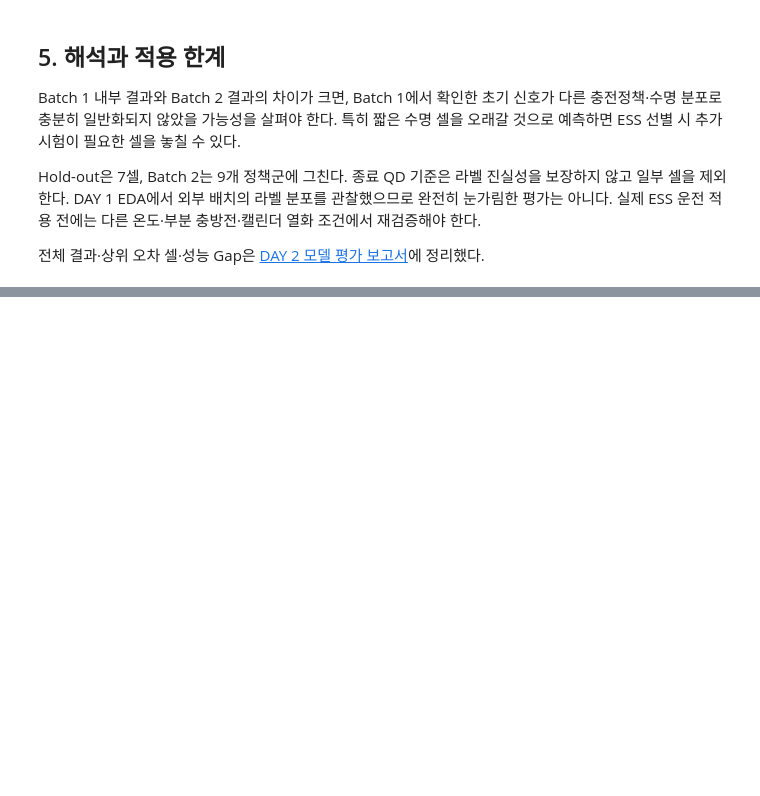
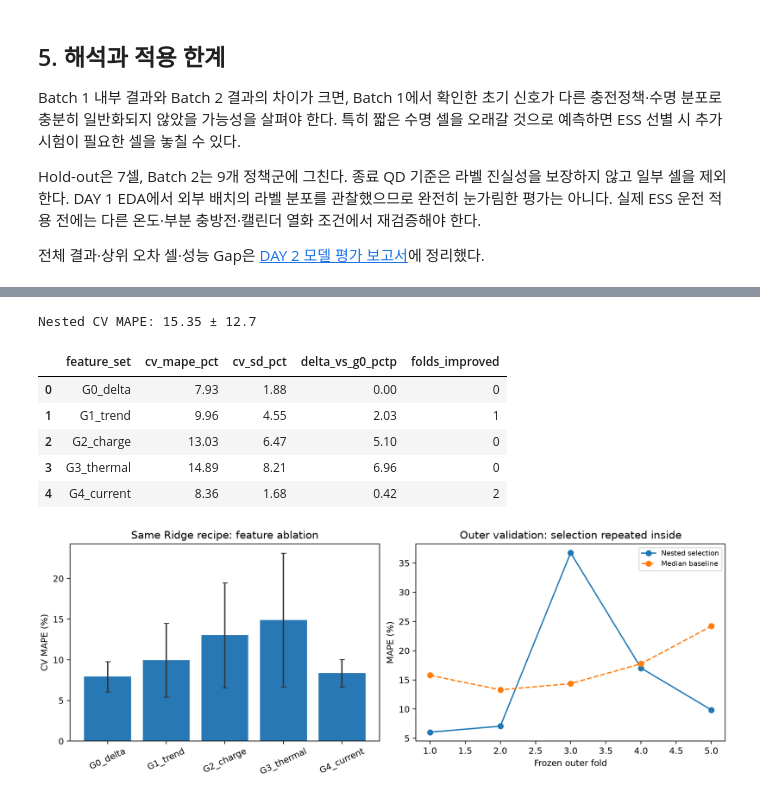
Before and after one commit to ehrbs/skala-DSminiproject, a Jupyter notebook: notebooks/03_modeling.ipynb, the cells around one changed output, grey strips where cells are left out. Drawn from its saved outputs; the diff is of its cells as text; code cells hidden in the pictures; blank space fills up the shorter version.

Commit message:
Strengthen validation, error analysis, and reusable inference

```diff
--- a/notebooks/03_modeling.ipynb
+++ b/notebooks/03_modeling.ipynb
@@ -142,0 +152,8 @@ Hold-out은 7셀, Batch 2는 9개 정책군에 그친다. 종료 QD 기준은
+# %%
+display(pd.read_csv(ROOT / "results/day2_nested_folds.csv").round(2))
+with open(ROOT / "results/day2_validation_summary.json") as f:
+    validation = json.load(f)
+print("Nested CV MAPE:", round(validation["nested_mape_mean_pct"], 2), "±", round(validation["nested_mape_sd_pct"], 2))
+display(pd.read_csv(ROOT / "results/day2_ablation_summary.csv").round(2))
+display(Image(filename=str(ROOT / "results/day2_validation_and_ablation.png")))
+# %% [output]
@@ -142,0 +166,8 @@ Hold-out은 7셀, Batch 2는 9개 정책군에 그친다. 종료 QD 기준은
+Nested CV MAPE: 15.35 ± 12.7
+|  | feature_set | cv_mape_pct | cv_sd_pct | delta_vs_g0_pctp | folds_improved |
+| 0 | G0_delta | 7.93 | 1.88 | 0.00 | 0 |
+| 1 | G1_trend | 9.96 | 4.55 | 2.03 | 1 |
+| 2 | G2_charge | 13.03 | 6.47 | 5.10 | 0 |
+| 3 | G3_thermal | 14.89 | 8.21 | 6.96 | 0 |
+| 4 | G4_current | 8.36 | 1.68 | 0.42 | 2 |
+[figure, added]
```
Also changed, not shown: parts of 6 cells of this notebook, 26 other files.
